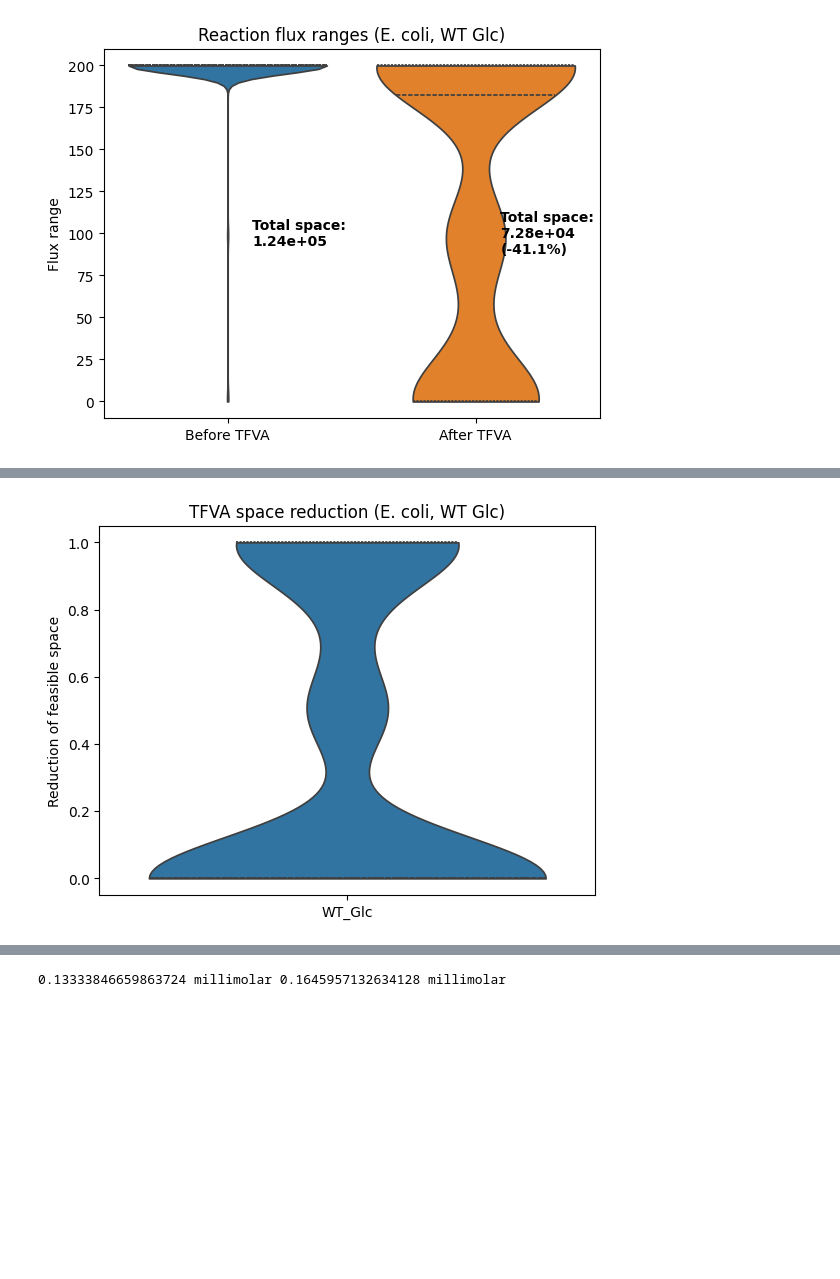
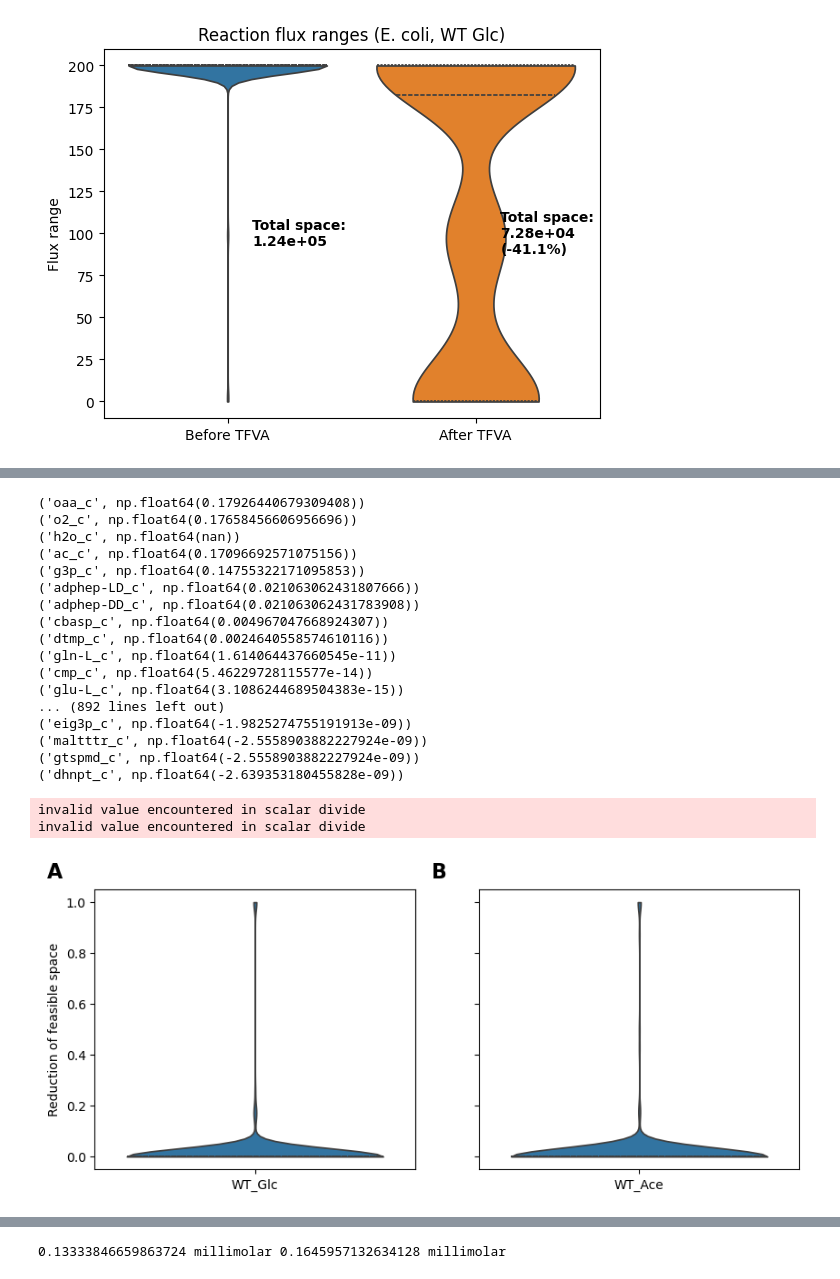
Before and after one commit to lasillje/MSC-Thermo, a Jupyter notebook: ecoli_flux_bounds/tfva_ecoli.ipynb, the cells around one changed output, grey strips where cells are left out. Cells and saved outputs as stored; diff of their text form; code cells hidden in the pictures; blank space fills up the shorter version.

Commit message:
More figure work

```diff
--- a/ecoli_flux_bounds/tfva_ecoli.ipynb
+++ b/ecoli_flux_bounds/tfva_ecoli.ipynb
@@ -754,7 +755,7 @@ def visualize_bounds(bounds_before_csv, bounds_after_csv, title, unit="Flux", lo
 # %%
 import seaborn as sns
 
-def visualize_reduction_violin(bounds_before_csv, bounds_after_csv, title, log_scale=False, cond="WT_Glc", floor=1e-11):
+def visualize_reduction_violin(bounds_before_csv, bounds_after_csv, title, log_scale=False, cond="WT_Glc", floor=1e-11, ax=None):
     "Visualize the reduction of space for two sets of bounds"
 
     bounds_before = pd.read_csv(bounds_before_csv)
@@ -798,11 +799,15 @@ def visualize_reduction_violin(bounds_before_csv, bounds_after_csv, title, log_s
     sns.violinplot(
     data=[reduction],
     inner="quartile",
-    cut=0
+    cut=0,
+    ax=ax
     )
-    plt.xticks([0], [cond])
-    plt.ylabel(f"Reduction of feasible space")
-    plt.title(title)
+    ax.set_xticks([0], [cond])
+    ax.set_ylabel(f"Reduction of feasible space")
+    ax.set_title(title)
+    #plt.savefig("figs/ecoli_WT_Ace_mets_reduction.pdf")
+
+    #return ax
 # %%
 
 
@@ -1290,4 +1352,43 @@ The `scale` parameter has been renamed and will be removed in v0.15.0. Pass `den
 # %%
-visualize_reduction_violin("results/bounds/complete_ecoli_WT_Glc_before.csv", "results/bounds/complete_ecoli_WT_Glc_tfva.csv", "TFVA space reduction (E. coli, WT Glc)")
+fig, axes = plt.subplots(1,2,figsize=(10, 4),  sharex='col', sharey='row')
+axes_flat = axes.flatten()
+
+visualize_reduction_violin("results/bounds/ecoli_WT_Glc_concs_before_tva.csv", "results/bounds/ecoli_WT_Glc_concs_after_tva.csv", "", log_scale=True, ax=axes_flat[0])
+visualize_reduction_violin("results/bounds/ecoli_WT_Ace_concs_before_tva.csv", "results/bounds/ecoli_WT_Ace_concs_after_tva.csv", "", log_scale=True, cond="WT_Ace", ax=axes_flat[1])
+
+labels = string.ascii_uppercase[:2]
+
+for i, ax in enumerate(axes_flat):
+    ax.text(
+        -0.1, 1.1,
+        labels[i],
+        transform=ax.transAxes,
+        fontsize=16,
+        fontweight='bold',
+        va='top',
+        ha='right'
+    )
+
+plt.subplots_adjust()
+#plt.suptitle("TVA impact on metabolite concentration ranges")
 # %% [output]
+('oaa_c', np.float64(0.17926440679309408))
+('o2_c', np.float64(0.17658456606956696))
+('h2o_c', np.float64(nan))
+('ac_c', np.float64(0.17096692571075156))
+('g3p_c', np.float64(0.14755322171095853))
+('adphep-LD_c', np.float64(0.021063062431807666))
+('adphep-DD_c', np.float64(0.021063062431783908))
+('cbasp_c', np.float64(0.004967047668924307))
+('dtmp_c', np.float64(0.0024640558574610116))
+('gln-L_c', np.float64(1.614064437660545e-11))
+('cmp_c', np.float64(5.46229728115577e-14))
+('glu-L_c', np.float64(3.1086244689504383e-15))
+... (892 lines left out)
+('eig3p_c', np.float64(-1.9825274755191913e-09))
+('maltttr_c', np.float64(-2.5558903882227924e-09))
+('gtspmd_c', np.float64(-2.5558903882227924e-09))
+('dhnpt_c', np.float64(-2.639353180455828e-09))
+invalid value encountered in scalar divide
+invalid value encountered in scalar divide
-[figure, old version]
+[figure, new version]
```
Also changed, not shown: parts of 17 cells of this notebook, 2 other files.
